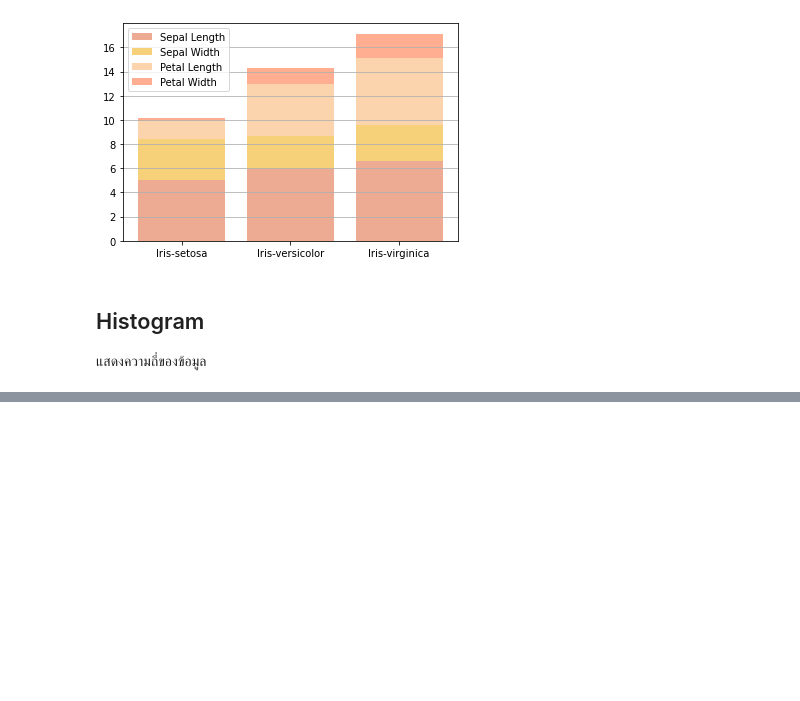
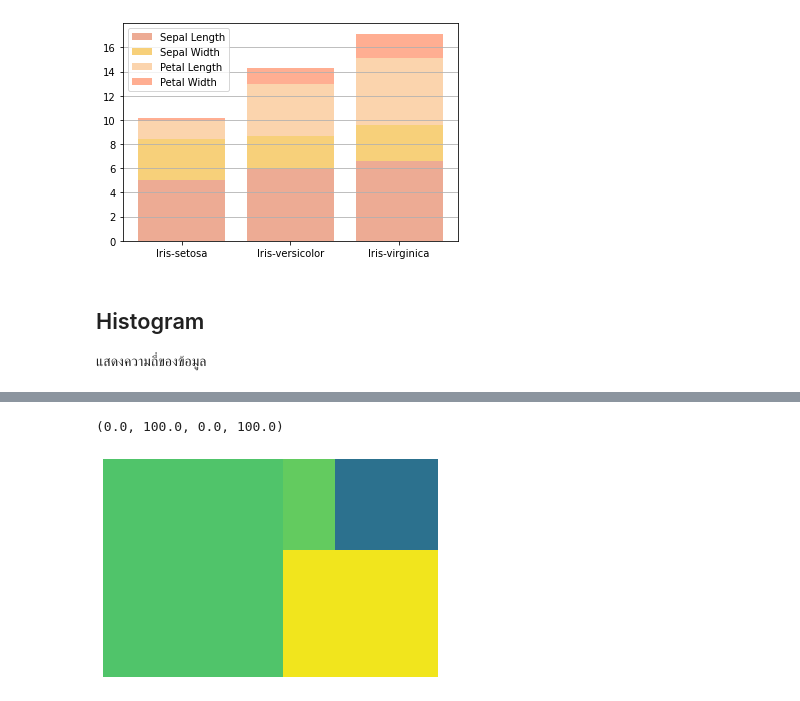
Before and after one commit to SupawadeeKhamthuy/data_viz_2022, a Jupyter notebook: DataViz04_Data_Comparison.ipynb, the cells around one changed output, grey strips where cells are left out. Saved outputs shown, nothing was run; the diff lists cells and outputs as text; code cells hidden in the pictures; blank space fills up the shorter version.

```diff
--- a/DataViz04_Data_Comparison.ipynb
+++ b/DataViz04_Data_Comparison.ipynb
@@ -307,0 +336,8 @@ histout[1]
+# %%
+data = [500, 250, 60, 120]
+# %%
+squarify.plot(data)
+plt.axis('off')
+# %% [output]
+(0.0, 100.0, 0.0, 100.0)
+[figure, added]
```
Also changed, not shown: parts of 26 cells of this notebook.
